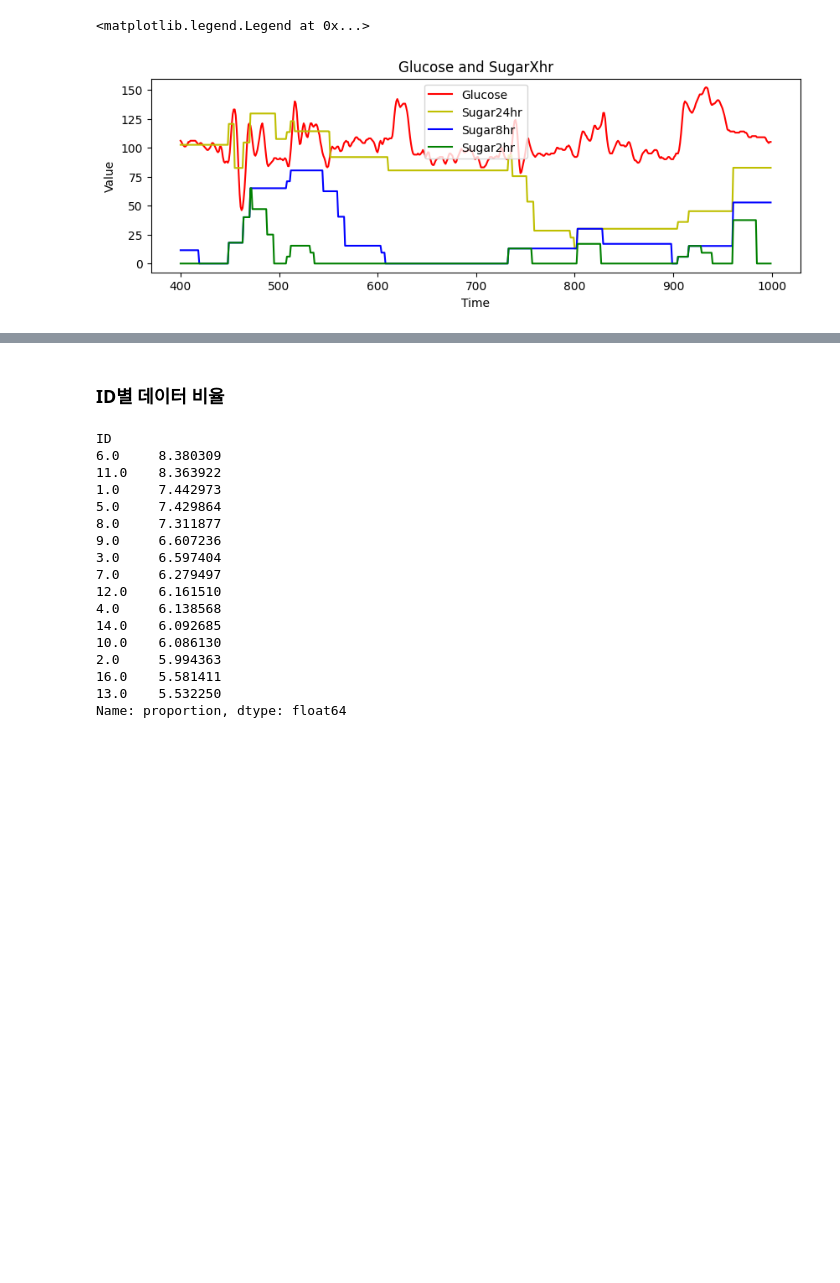
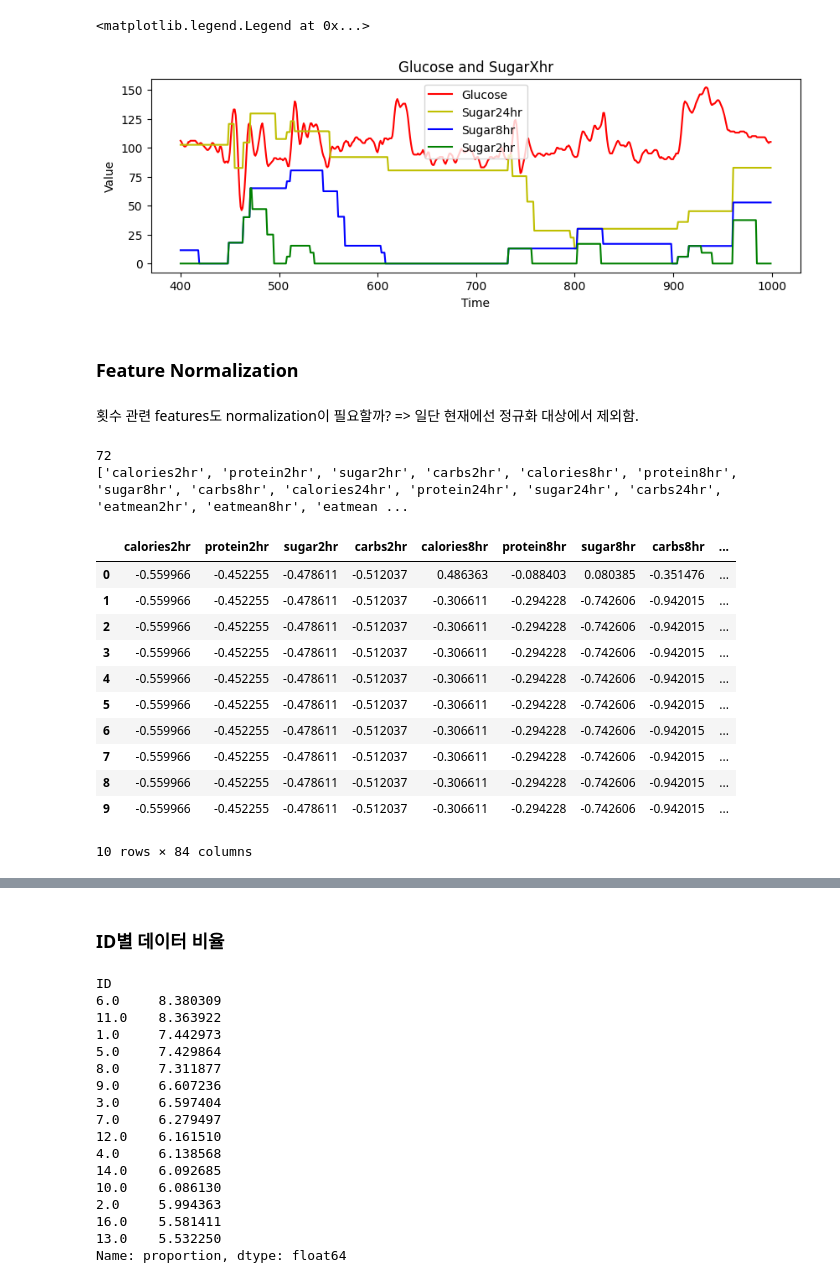
Before and after one commit to gjlee0802/engineering-digital-biomarkers, a Jupyter notebook: feature_engineering.ipynb, the cells around one changed output, grey strips where cells are left out. Drawn from its saved outputs; the diff is of its cells as text; code cells hidden in the pictures; blank space fills up the shorter version.

```diff
--- a/feature_engineering.ipynb
+++ b/feature_engineering.ipynb
@@ -377,7 +379,11 @@ df = pd.DataFrame(columns=[
     'Activity24',
     'Activity1hr',
     'Minfrommid',
-    'Hourfrommid'
+    'Hourfrommid',
+    'carbs2hr_ratio',
+    'protein2hr_ratio',
+    'sugar2hr_ratio',
+    'elapsed_minutes_intake',
 ])
 # %% [markdown]
 ## Warnings
@@ -1062,0 +1084,67 @@ df.drop(columns=['rolling_slope'], inplace = True)
+# %% [markdown]
+### Feature Normalization
+# %% [markdown]
+횟수 관련 features도 normalization이 필요할까? => 일단 현재에선 정규화 대상에서 제외함.
+# %%
+# 숫자형 feature 컬럼만 선택
+feature_cols = df.select_dtypes(include=['number']).columns.tolist()
+feature_cols.remove('ID')
+feature_cols.remove('glucose')
+feature_cols.remove('MAGE')
+feature_cols.remove('eat')
+feature_cols.remove('eatcnt2hr')
+feature_cols.remove('eatcnt8hr')
+feature_cols.remove('eatcnt24hr')
+
+if 'Biological Sex' in feature_cols:
+    feature_cols.remove('Biological Sex')
+if 'label' in feature_cols:
+    feature_cols.remove('Biological Sex')
+print(len(feature_cols))
+print(feature_cols)
+# %% [output]
+72
+['calories2hr', 'protein2hr', 'sugar2hr', 'carbs2hr', 'calories8hr', 'protein8hr', 'sugar8hr', 'carbs8hr', 'calories24hr', 'protein24hr', 'sugar24hr', 'carbs24hr', 'eatmean2hr', 'eatmean8hr', 'eatmean ...
+# %%
+# 사용자별 정규화를 수행하는 함수 정의
+def user_specific_normalization(df, id_col, feature_cols):
+    # 숫자형 feature 컬럼만 선택
+    #feature_cols = df.select_dtypes(include=['number']).columns.tolist()
+    if id_col in feature_cols:
+        feature_cols.remove(id_col)
+
+    # 결과를 저장할 데이터 프레임
+    normalized_df = pd.DataFrame(columns=df.columns)
+
+    # 각 사용자의 데이터를 정규화
+    for user_id, group in df.groupby(id_col):
+        scaler = StandardScaler()
+        # features 부분만 정규화 수행
+        normalized_features = scaler.fit_transform(group[feature_cols])
+        normalized_group = pd.DataFrame(normalized_features, columns=feature_cols)
+        # ID 컬럼과 범주형 컬럼 복사
+        normalized_group[id_col] = user_id
+        for col in df.columns:
+            if col not in feature_cols and col != id_col:
+                normalized_group[col] = group[col].values
+        normalized_df = pd.concat([normalized_df, normalized_group], ignore_index=True)
+
+    return normalized_df
+
+# 사용자별 정규화 수행
+normalized_df = user_specific_normalization(df, 'ID', feature_cols=feature_cols)
+# %%
+normalized_df.head(10)
+# %% [output]
+|  | calories2hr | protein2hr | sugar2hr | carbs2hr | calories8hr | protein8hr | sugar8hr | carbs8hr | ... |
+| 0 | -0.559966 | -0.452255 | -0.478611 | -0.512037 | 0.486363 | -0.088403 | 0.080385 | -0.351476 | ... |
+| 1 | -0.559966 | -0.452255 | -0.478611 | -0.512037 | -0.306611 | -0.294228 | -0.742606 | -0.942015 | ... |
+| 2 | -0.559966 | -0.452255 | -0.478611 | -0.512037 | -0.306611 | -0.294228 | -0.742606 | -0.942015 | ... |
+| 3 | -0.559966 | -0.452255 | -0.478611 | -0.512037 | -0.306611 | -0.294228 | -0.742606 | -0.942015 | ... |
+| 4 | -0.559966 | -0.452255 | -0.478611 | -0.512037 | -0.306611 | -0.294228 | -0.742606 | -0.942015 | ... |
+| 5 | -0.559966 | -0.452255 | -0.478611 | -0.512037 | -0.306611 | -0.294228 | -0.742606 | -0.942015 | ... |
+| 6 | -0.559966 | -0.452255 | -0.478611 | -0.512037 | -0.306611 | -0.294228 | -0.742606 | -0.942015 | ... |
+| 7 | -0.559966 | -0.452255 | -0.478611 | -0.512037 | -0.306611 | -0.294228 | -0.742606 | -0.942015 | ... |
+| 8 | -0.559966 | -0.452255 | -0.478611 | -0.512037 | -0.306611 | -0.294228 | -0.742606 | -0.942015 | ... |
+| 9 | -0.559966 | -0.452255 | -0.478611 | -0.512037 | -0.306611 | -0.294228 | -0.742606 | -0.942015 | ... |
+10 rows × 84 columns
```
Also changed, not shown: parts of 9 cells of this notebook, 1 other file.
